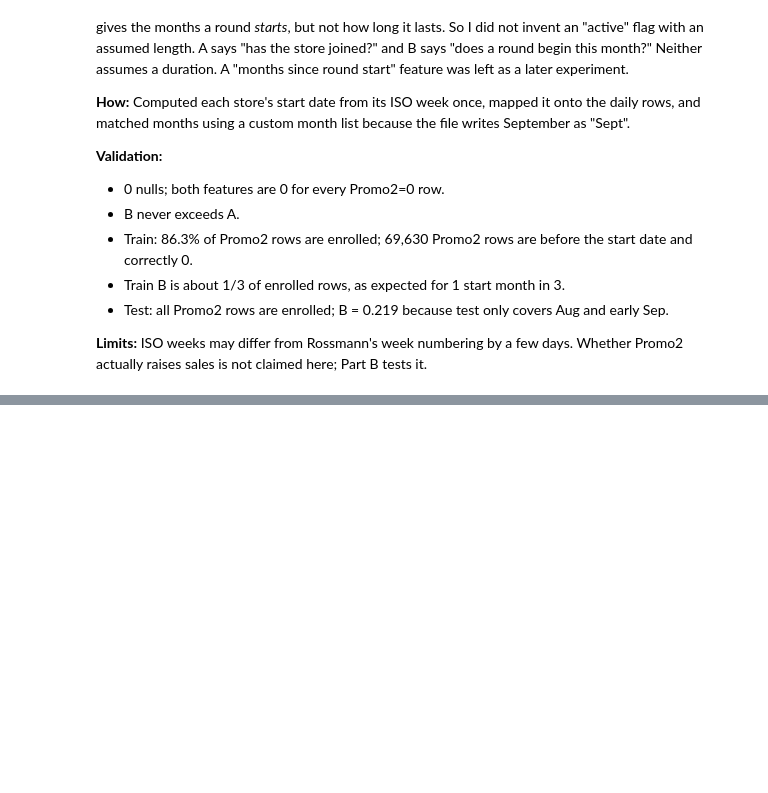
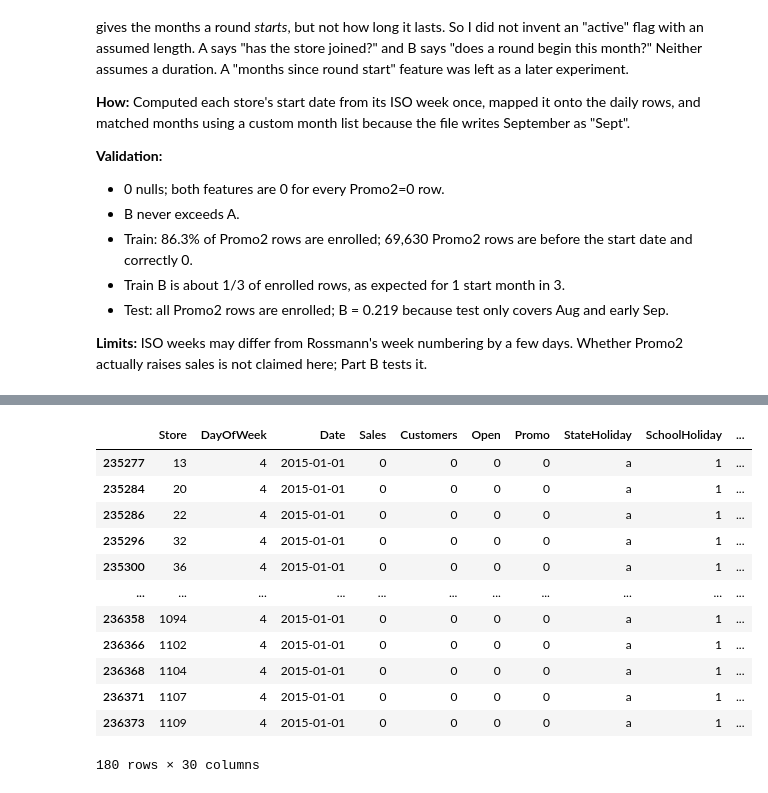
Before and after one commit to Aliraza-Amjad-Shaikh/demand-lens, a Jupyter notebook: notebooks/03_feature_engineering.ipynb, the cells around one changed output, grey strips where cells are left out. Saved outputs shown, nothing was run; the diff lists cells and outputs as text; code cells hidden in the pictures; blank space fills up the shorter version.

```diff
--- a/notebooks/03_feature_engineering.ipynb
+++ b/notebooks/03_feature_engineering.ipynb
@@ -434,0 +493,22 @@ Promo2=1 but not enrolled: 0
+# %%
+d['gap'] = d.groupby('Store')['Date'].diff().dt.days
+# %%
+big = d[d['gap'] > 1].copy()
+
+big['last_before_gap'] = big['Date'] - pd.to_timedelta(big['gap'], unit='D')
+
+big
+# %% [output]
+|  | Store | DayOfWeek | Date | Sales | Customers | Open | Promo | StateHoliday | SchoolHoliday | ... |
+| 235277 | 13 | 4 | 2015-01-01 | 0 | 0 | 0 | 0 | a | 1 | ... |
+| 235284 | 20 | 4 | 2015-01-01 | 0 | 0 | 0 | 0 | a | 1 | ... |
+| 235286 | 22 | 4 | 2015-01-01 | 0 | 0 | 0 | 0 | a | 1 | ... |
+| 235296 | 32 | 4 | 2015-01-01 | 0 | 0 | 0 | 0 | a | 1 | ... |
+| 235300 | 36 | 4 | 2015-01-01 | 0 | 0 | 0 | 0 | a | 1 | ... |
+| ... | ... | ... | ... | ... | ... | ... | ... | ... | ... | ... |
+| 236358 | 1094 | 4 | 2015-01-01 | 0 | 0 | 0 | 0 | a | 1 | ... |
+| 236366 | 1102 | 4 | 2015-01-01 | 0 | 0 | 0 | 0 | a | 1 | ... |
+| 236368 | 1104 | 4 | 2015-01-01 | 0 | 0 | 0 | 0 | a | 1 | ... |
+| 236371 | 1107 | 4 | 2015-01-01 | 0 | 0 | 0 | 0 | a | 1 | ... |
+| 236373 | 1109 | 4 | 2015-01-01 | 0 | 0 | 0 | 0 | a | 1 | ... |
+180 rows × 30 columns
```
Also changed, not shown: parts of 7 cells of this notebook.
